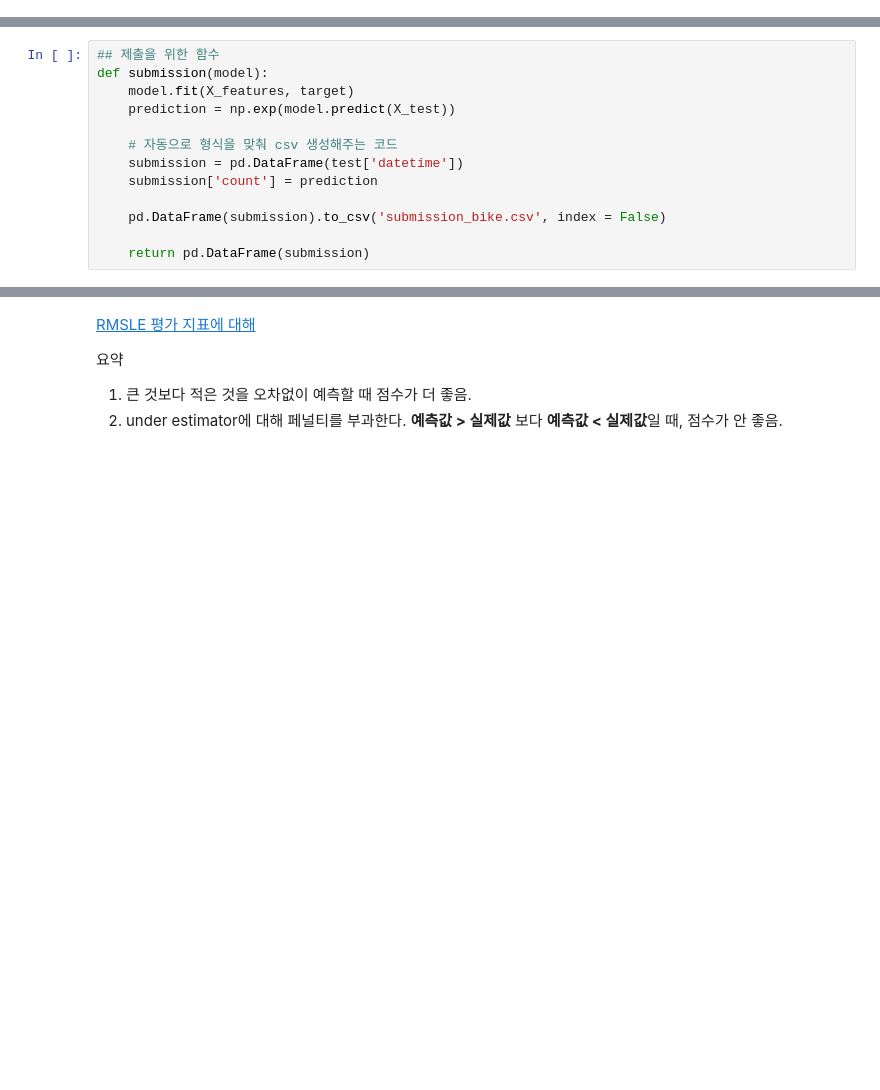
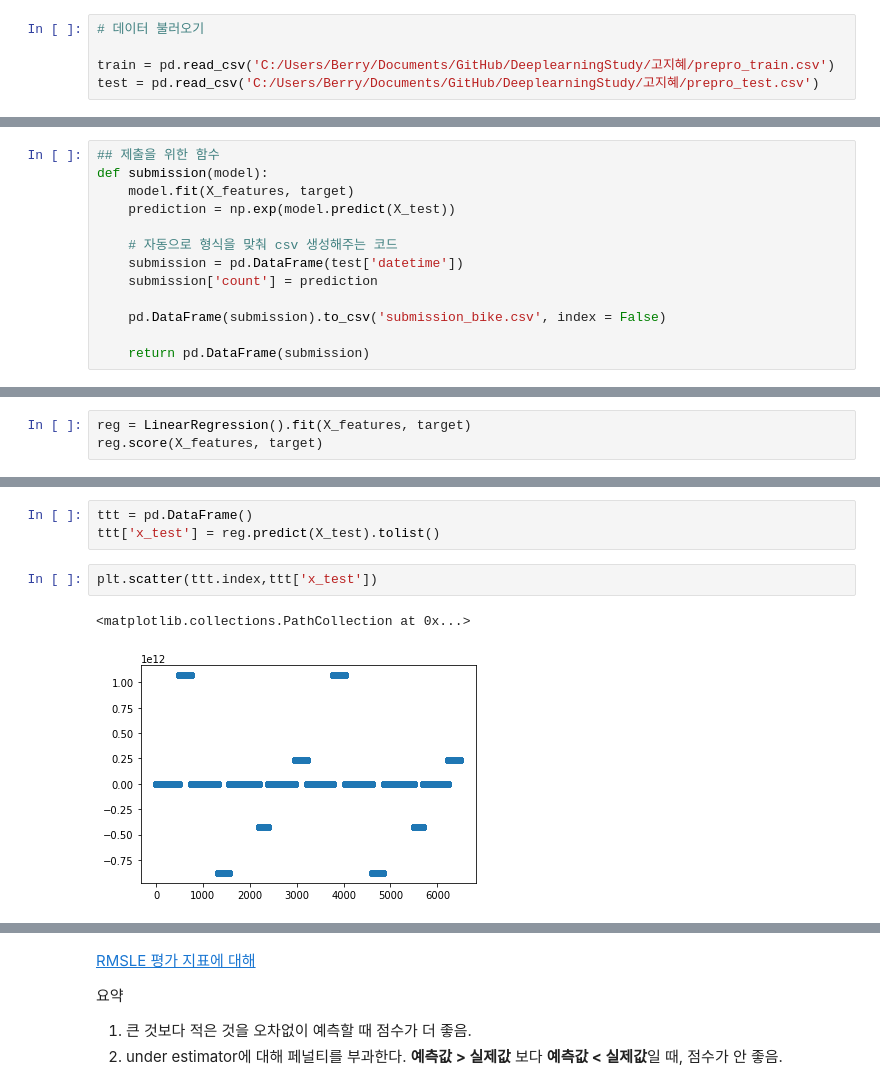
Before and after one commit to berrygayo/DeeplearningStudy, a Jupyter notebook: 고지혜/20211130_자전거수요예측_지혜발표_모세,가영,호섭에이은.ipynb, the cells around one changed output, grey strips where cells are left out. Cells and saved outputs as stored; diff of their text form; blank space fills up the shorter version.

```diff
--- a/고지혜/20211130_자전거수요예측_지혜발표_모세,가영,호섭에이은.ipynb
+++ b/고지혜/20211130_자전거수요예측_지혜발표_모세,가영,호섭에이은.ipynb
@@ -41,0 +50,5 @@ test.tail()
+# %%
+# 데이터 불러오기
+
+train = pd.read_csv('C:/Users/Berry/Documents/GitHub/DeeplearningStudy/고지혜/prepro_train.csv')
+test = pd.read_csv('C:/Users/Berry/Documents/GitHub/DeeplearningStudy/고지혜/prepro_test.csv')
@@ -132,0 +186,3 @@ cv_score(models)
+# %%
+reg = LinearRegression().fit(X_features, target)
+reg.score(X_features, target)
@@ -133,3 +243,11 @@ cv_score(models)
+# %%
+ttt = pd.DataFrame()
+ttt['x_test'] = reg.predict(X_test).tolist()
+# %%
+plt.scatter(ttt.index,ttt['x_test'])
+# %% [output]
+<matplotlib.collections.PathCollection at 0x...>
+[figure, added]
 # %%
 # lr 모델 제출 결과 : => inf 값 나와서 실패.. 왜지...
 # rf 모델 제출 결과 : 0.52784  **
```
Also changed, not shown: parts of 18 cells of this notebook, 8 other files.
